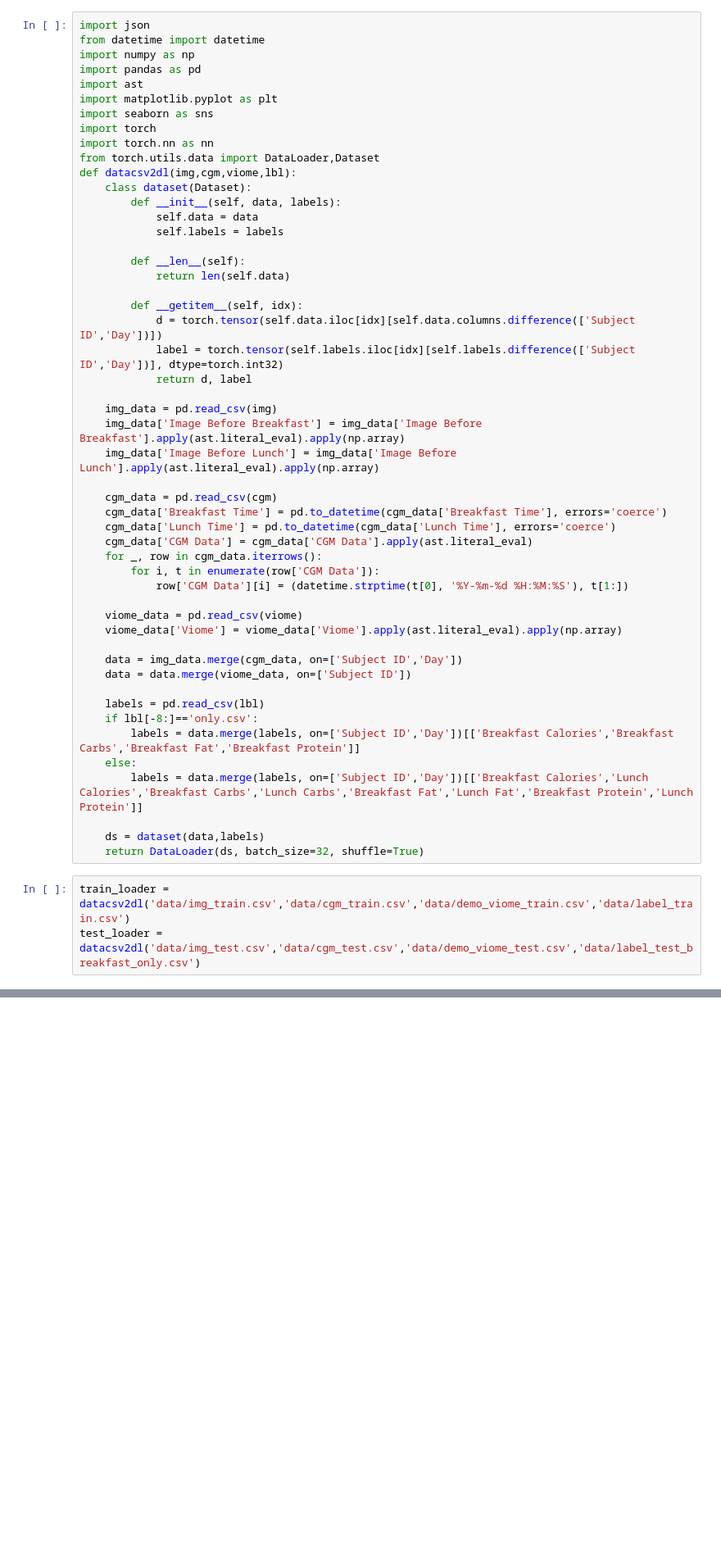
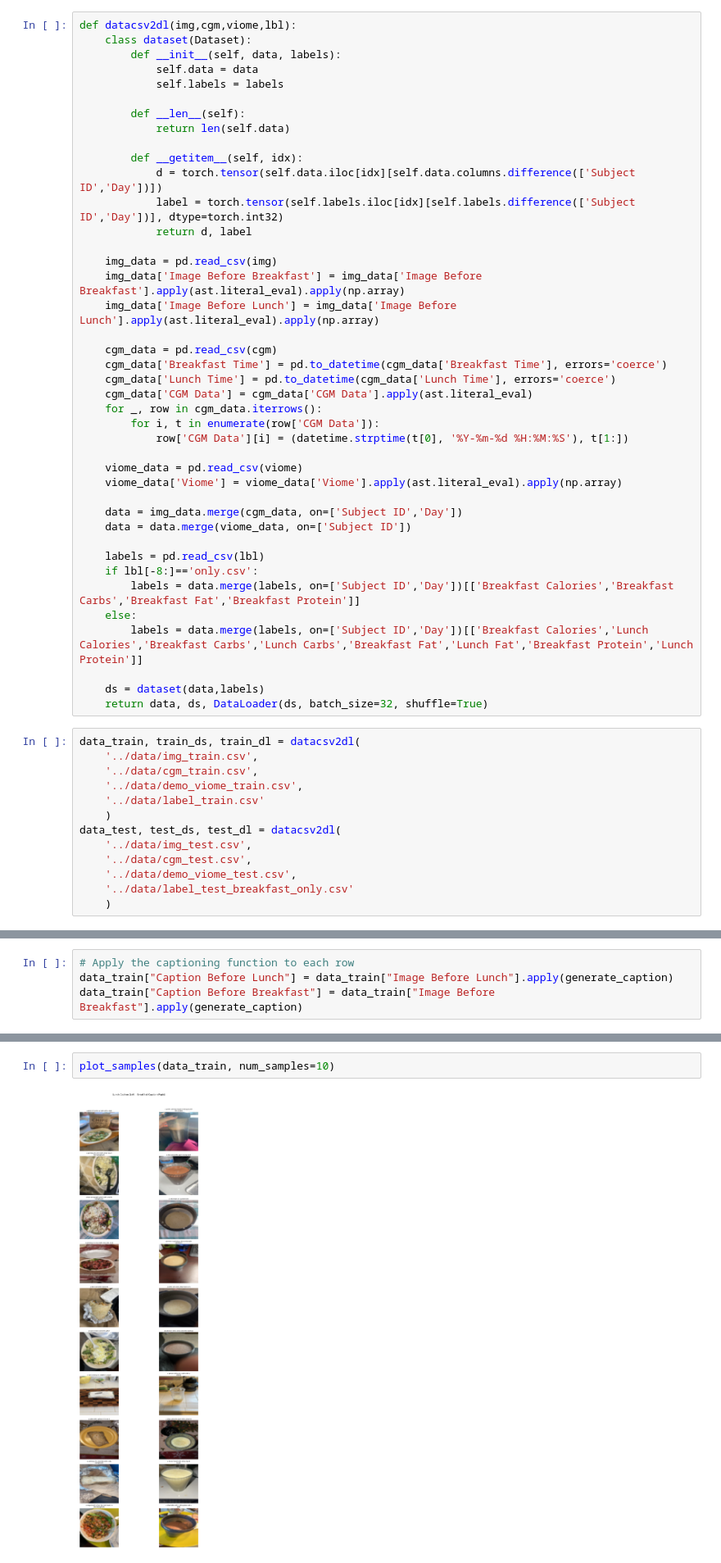
Before and after one commit to omarkhater-school/multi_modal_cgm_analysis, a Jupyter notebook: exploratory_scripts/dl.ipynb, the cells around one changed output, grey strips where cells are left out. Shown at 82% size. Drawn from its saved outputs; the diff is of its cells as text; blank space fills up the shorter version.

```diff
--- a/exploratory_scripts/dl.ipynb
+++ b/exploratory_scripts/dl.ipynb
@@ -1,14 +9,4 @@
 # %%
-import json
-from datetime import datetime
-import numpy as np
-import pandas as pd
-import ast
-import matplotlib.pyplot as plt
-import seaborn as sns
-import torch
-import torch.nn as nn
-from torch.utils.data import DataLoader,Dataset
 def datacsv2dl(img,cgm,viome,lbl):
     class dataset(Dataset):
         def __init__(self, data, labels):
@@ -48,7 +46,17 @@ def datacsv2dl(img,cgm,viome,lbl):
         labels = data.merge(labels, on=['Subject ID','Day'])[['Breakfast Calories','Lunch Calories','Breakfast Carbs','Lunch Carbs','Breakfast Fat','Lunch Fat','Breakfast Protein','Lunch Protein']]
 
     ds = dataset(data,labels)
-    return DataLoader(ds, batch_size=32, shuffle=True)
+    return data, ds, DataLoader(ds, batch_size=32, shuffle=True)
 # %%
-train_loader = datacsv2dl('data/img_train.csv','data/cgm_train.csv','data/demo_viome_train.csv','data/label_train.csv')
-test_loader = datacsv2dl('data/img_test.csv','data/cgm_test.csv','data/demo_viome_test.csv','data/label_test_breakfast_only.csv')
+data_train, train_ds, train_dl = datacsv2dl(
+    '../data/img_train.csv',
+    '../data/cgm_train.csv',
+    '../data/demo_viome_train.csv',
+    '../data/label_train.csv'
+    )
+data_test, test_ds, test_dl = datacsv2dl(
+    '../data/img_test.csv',
+    '../data/cgm_test.csv',
+    '../data/demo_viome_test.csv',
+    '../data/label_test_breakfast_only.csv'
+    )
@@ -54,0 +95,4 @@ test_loader = datacsv2dl('data/img_test.csv','data/cgm_test.csv','data/demo_viom
+# %%
+# Apply the captioning function to each row
+data_train["Caption Before Lunch"] = data_train["Image Before Lunch"].apply(generate_caption)
+data_train["Caption Before Breakfast"] = data_train["Image Before Breakfast"].apply(generate_caption)
@@ -54,0 +163,4 @@ test_loader = datacsv2dl('data/img_test.csv','data/cgm_test.csv','data/demo_viom
+# %%
+plot_samples(data_train, num_samples=10)
+# %% [output]
+[figure, added]
```
Also changed, not shown: parts of 6 cells of this notebook, 3 other files.
